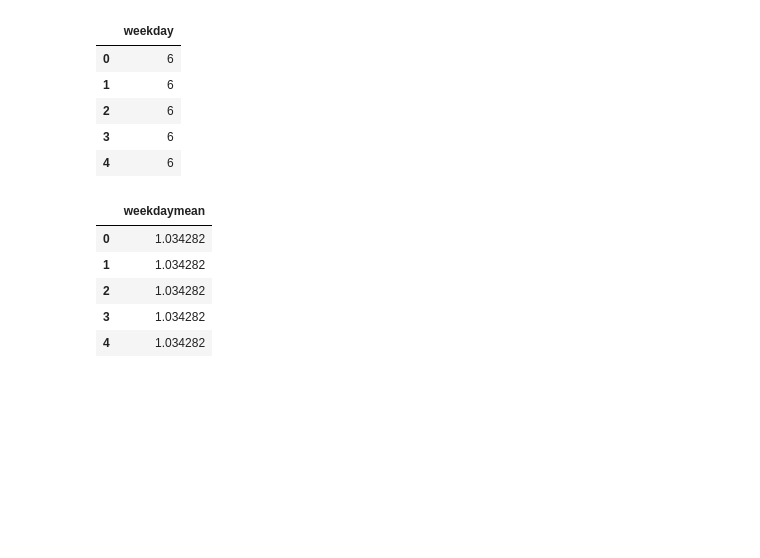
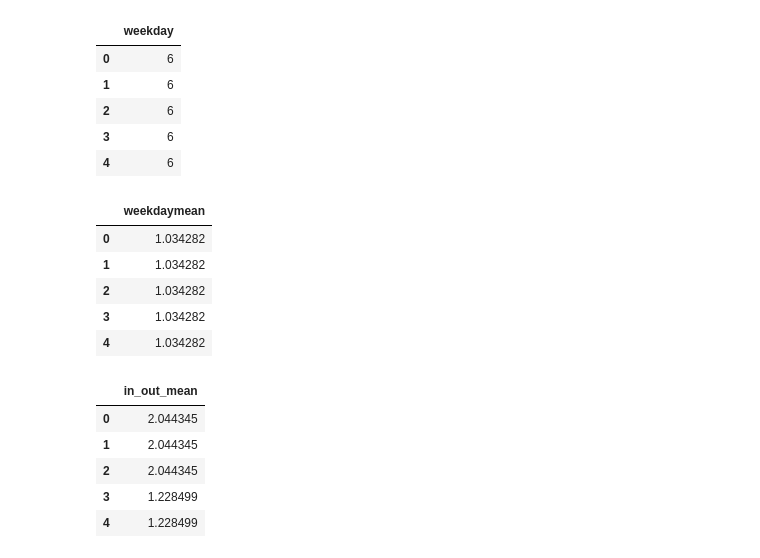
Before and after one commit to mucollabo/busRidersPredic, a Jupyter notebook: busRidersPredic.ipynb, the cells around one changed output. Cells and saved outputs as stored; diff of their text form; code cells hidden in the pictures; blank space fills up the shorter version.

```diff
--- a/busRidersPredic.ipynb
+++ b/busRidersPredic.ipynb
@@ -337,3 +339,12 @@ def inout_mean():
   return df
 
 df = inout_mean()
+# %%
+df[['in_out_mean']].head()
+# %% [output]
+|  | in_out_mean |
+| 0 | 2.044345 |
+| 1 | 2.044345 |
+| 2 | 2.044345 |
+| 3 | 1.228499 |
+| 4 | 1.228499 |
```
Also changed, not shown: parts of 4 cells of this notebook.
